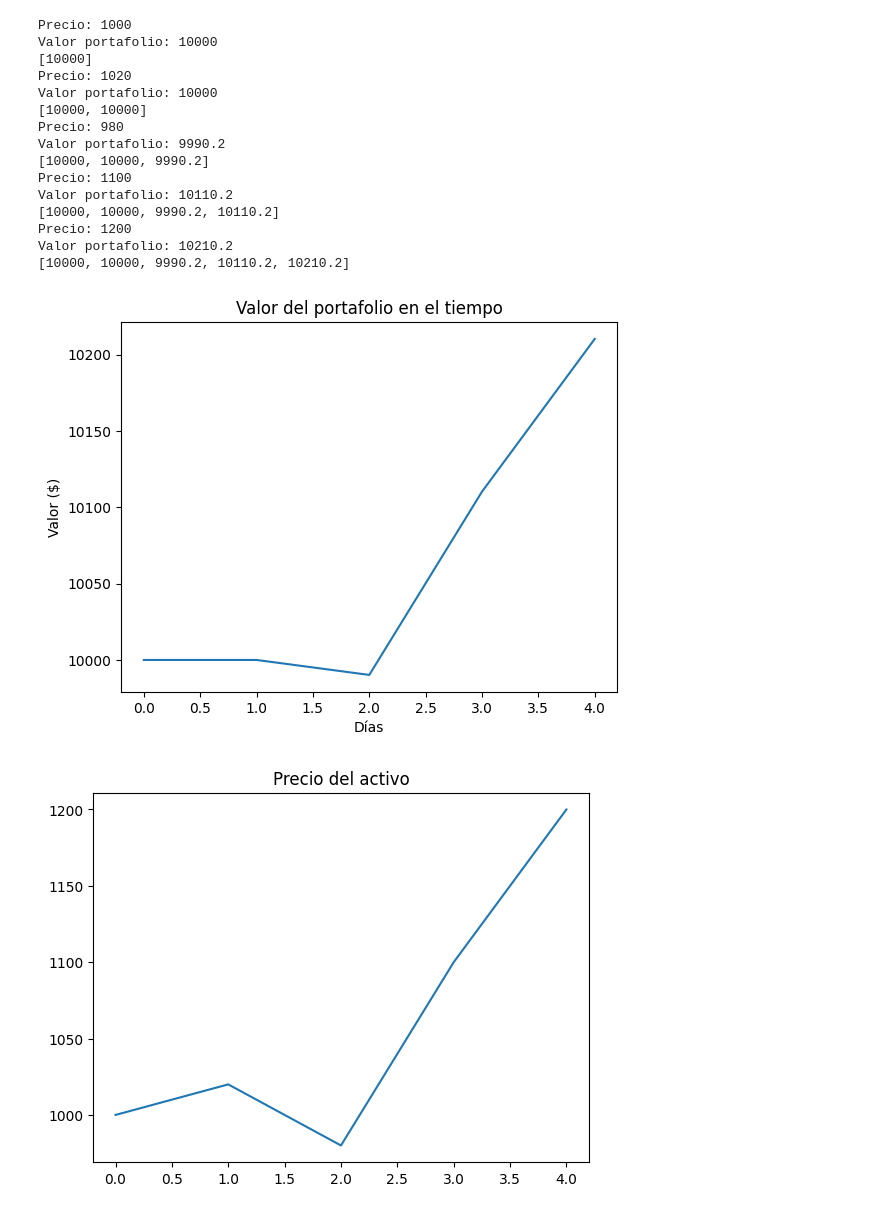
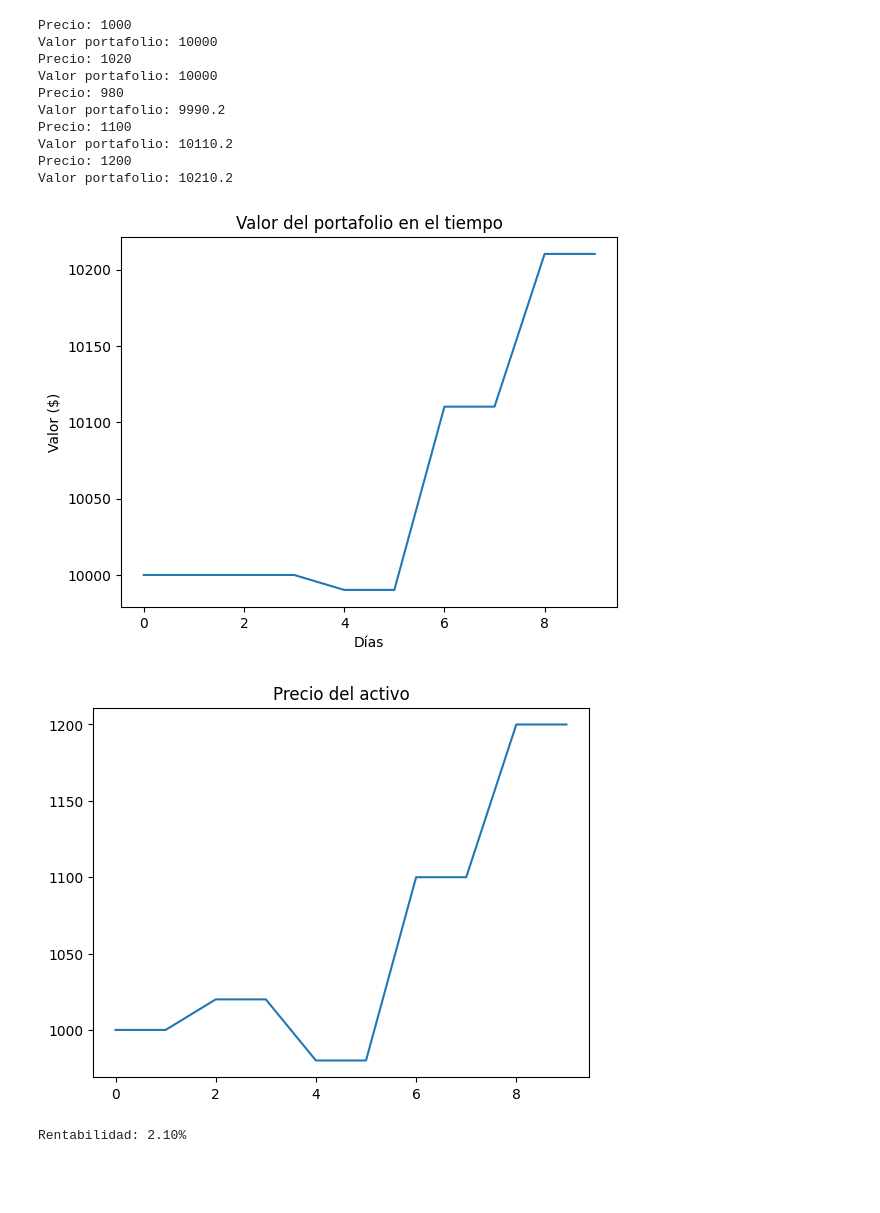
Before and after one commit to juanfeolguin123-cmyk/portafolio-de-inversion, a Jupyter notebook: portafolio.ipynb, the cells around one changed output. Saved outputs shown, nothing was run; the diff lists cells and outputs as text; code cells hidden in the pictures; blank space fills up the shorter version.

```diff
--- a/portafolio.ipynb
+++ b/portafolio.ipynb
@@ -64,54 +64,78 @@ precios = [1000, 1020, 980, 1100, 1200]
 tesla = Activo("Tesla", 1000)
 port = Portafolio(10000)
 
-# creamos este diccionario para guardar los precios de los cierres de cada dia
+# creamos estas listas para guardar los precios de los cierres de cada dia
 historial_valor = []
 historial_precios = []
 
-for precio in precios:
+for i, precio in enumerate(precios):
     tesla.precio = precio
 
+    # Dividendo en un dia al azar
+    if i == 2:
+        dividendo = 10
+
+        if "Tesla" in port.activos:
+            cantidad = port.activos["Tesla"]["cantidad"]
+            pago = cantidad * dividendo
+
+            port.efectivo += pago
+            tesla.precio *= 0.98
+
+            print("Dividendo recibido:", pago)
+
+    # analisis para ejecutar la operacion
     if precio < 1000:
         port.comprar(tesla, 1)
+
+    valor = port.valor_total()
+
+    historial_valor.append(valor)
+    historial_precios.append(tesla.precio)
+
 # anexamos la variable de valor para que el ciclo vaya guardando los precios al
 # cierre de cada dia con el find e elaborar la grafica
     valor = port.valor_total()
 
     historial_valor.append(valor)
     historial_precios.append(precio)
 
     print("Precio:", precio)
     print("Valor portafolio:", valor)
 
-    print(historial_valor)
+    #print(historial_valor)
 # grafica del valor del portafolio con el tiempo
 plt.plot(historial_valor)
 plt.title("Valor del portafolio en el tiempo")
 plt.xlabel("Días")
 plt.ylabel("Valor ($)")
 plt.show()
 #grafica del precio a lo largo de los dias
 plt.plot(historial_precios)
 plt.title("Precio del activo")
 plt.show()
+
+
+capital_inicial = 10000
+valor_final = port.valor_total()
+
+rentabilidad = (valor_final - capital_inicial) / capital_inicial * 100
+
+print(f"Rentabilidad: {rentabilidad:.2f}%")
 # %% [output]
 Precio: 1000
 Valor portafolio: 10000
-[10000]
 Precio: 1020
 Valor portafolio: 10000
-[10000, 10000]
 Precio: 980
 Valor portafolio: 9990.2
-[10000, 10000, 9990.2]
 Precio: 1100
 Valor portafolio: 10110.2
-[10000, 10000, 9990.2, 10110.2]
 Precio: 1200
 Valor portafolio: 10210.2
-[10000, 10000, 9990.2, 10110.2, 10210.2]
-[figure, old version]
+[figure, new version]
-[figure, old version]
+[figure, new version]
+Rentabilidad: 2.10%
 # %%
 def simular_cambio_valor_activo(activo, porcentaje_cambio):
     """Simula un cambio porcentual en el precio de un activo."""
```
